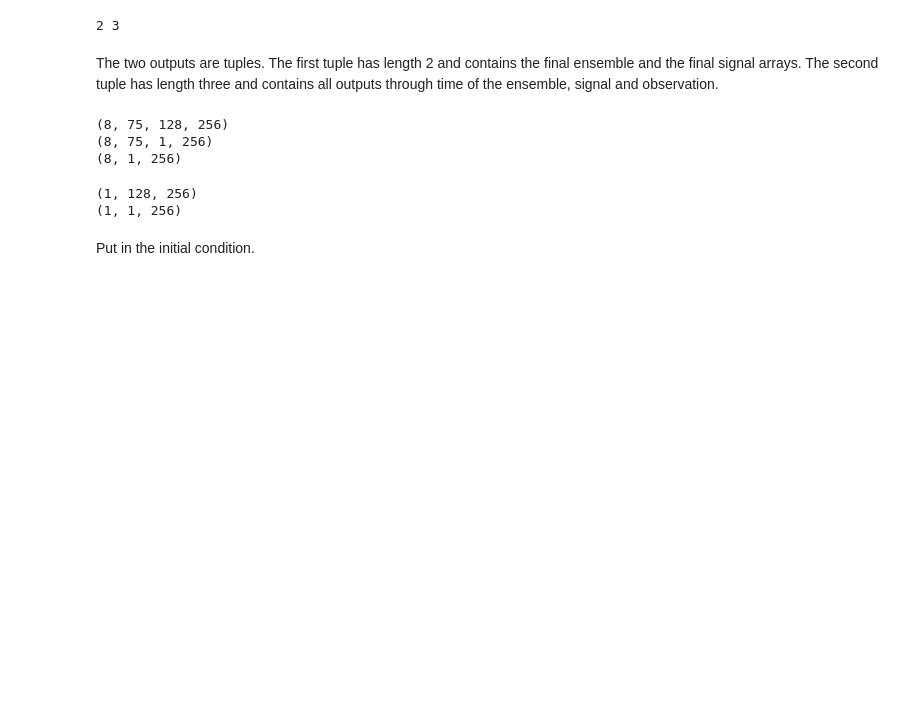
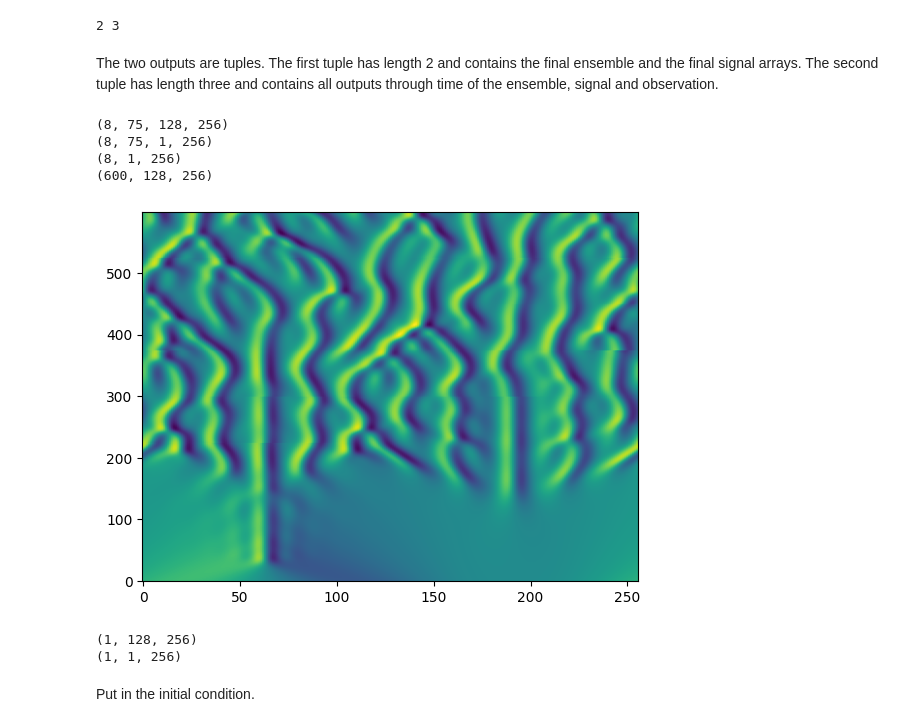
Before and after one commit to jameswoodfield/Particle_Filter, a Jupyter notebook: Example_3all_KS_ensemble.ipynb, the cells around one changed output. Saved outputs shown, nothing was run; the diff lists cells and outputs as text; code cells hidden in the pictures; blank space fills up the shorter version.

Commit message:
reshape all output

```diff
--- a/Example_3all_KS_ensemble.ipynb
+++ b/Example_3all_KS_ensemble.ipynb
@@ -86,13 +87,20 @@ print(len(final), len(all))
 # %% [markdown]
 The two outputs are tuples. The first tuple has length 2 and contains the final ensemble and the final signal arrays.
 The second tuple has length three and contains all outputs through time of the ensemble, signal and observation.
-# %%
-for i in range(3):
-    print(all[i].shape)
-# %% [output]
-(8, 75, 128, 256)
-(8, 75, 1, 256)
-(8, 1, 256)
+# %%
+for i in range(3):
+    print(all[i].shape)
+arr = all[0]
+all_0_reshaped = jnp.reshape(arr, (-1, arr.shape[2], arr.shape[3]))
+print(all_0_reshaped.shape)
+plt.imshow(all_0_reshaped[:,0,:], aspect='auto', origin='lower')
+plt.show()
+# %% [output]
+(8, 75, 128, 256)
+(8, 75, 1, 256)
+(8, 1, 256)
+(600, 128, 256)
+[figure, added]
 # %%
 for i in range(2):
     print(final[i].shape)
```
Also changed, not shown: parts of 1 cell of this notebook.
